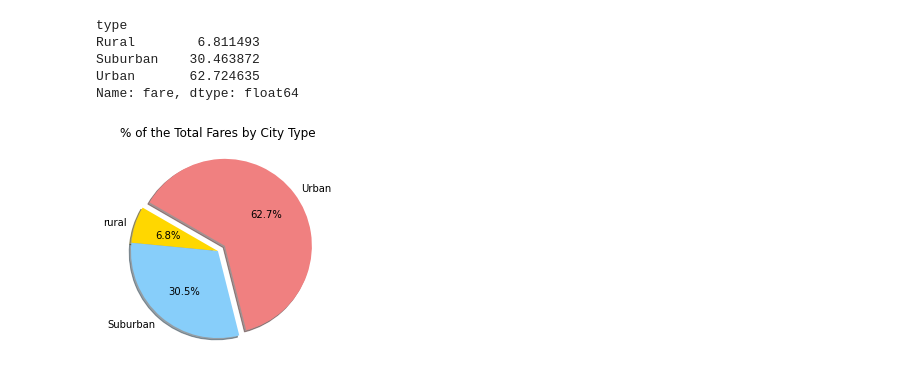
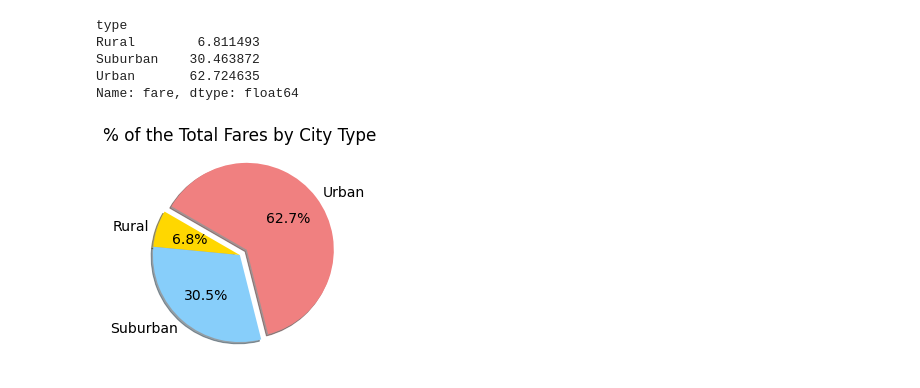
Before and after one commit to ccastanette/PyBer_Analysis, a Jupyter notebook: PyBer.ipynb, the cells around one changed output. Drawn from its saved outputs; the diff is of its cells as text; code cells hidden in the pictures.

```diff
--- a/PyBer.ipynb
+++ b/PyBer.ipynb
@@ -859,19 +859,19 @@ Name: fare, dtype: float64
 # %%
 # Import mpl to change the plot configurations using rcParams
 import matplotlib as mpl
 # Build the percentage of fares by city type chart
 plt.pie(type_percents,
-        labels=["rural", "Suburban", "Urban"],
+        labels=["Rural", "Suburban", "Urban"],
        colors=["gold", "lightskyblue", "lightcoral"],
        explode=[0,0,0.1],
        autopct='%1.1f%%',
        shadow=True, startangle=150)
 plt.title("% of the Total Fares by City Type")
 # Change the default font size from 10 to 14
 mpl.rcParams['font.size'] = 14
 # Save Figure
 plt.savefig("analysis/Fig5.png")
 # Show Figure
 plt.show()
 # %% [output]
-[figure, old version]
+[figure, new version]
```
Also changed, not shown: parts of 3 cells of this notebook, 2 other files.
